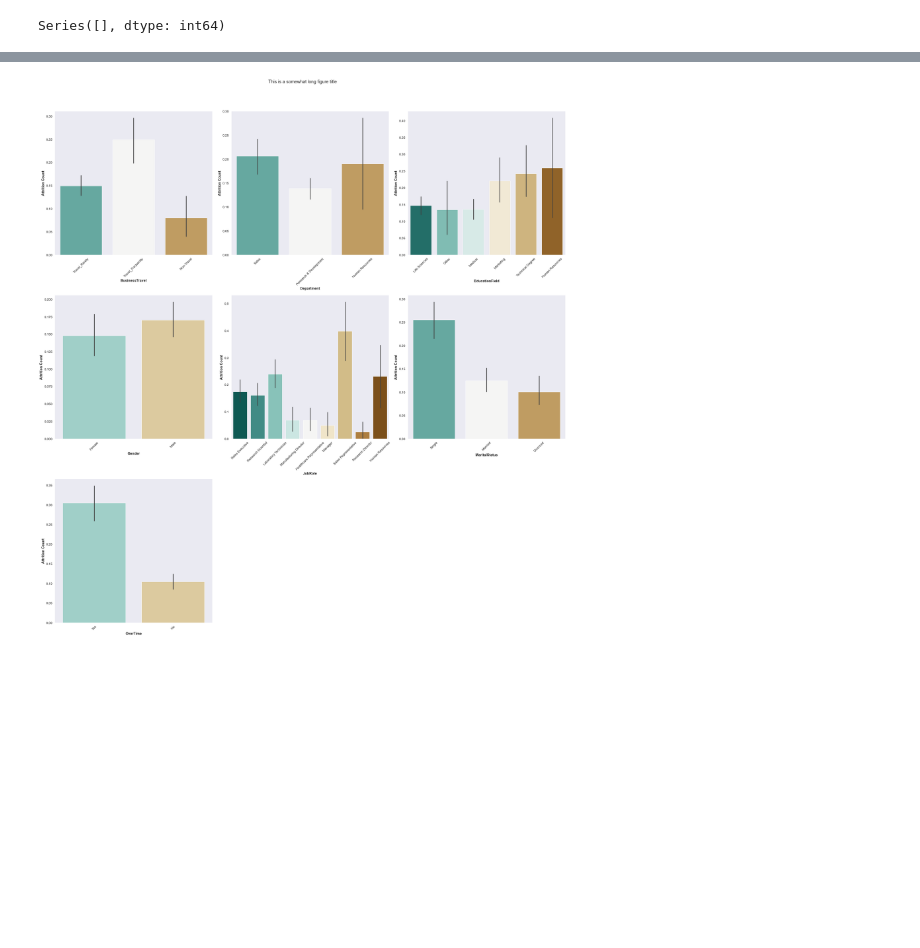
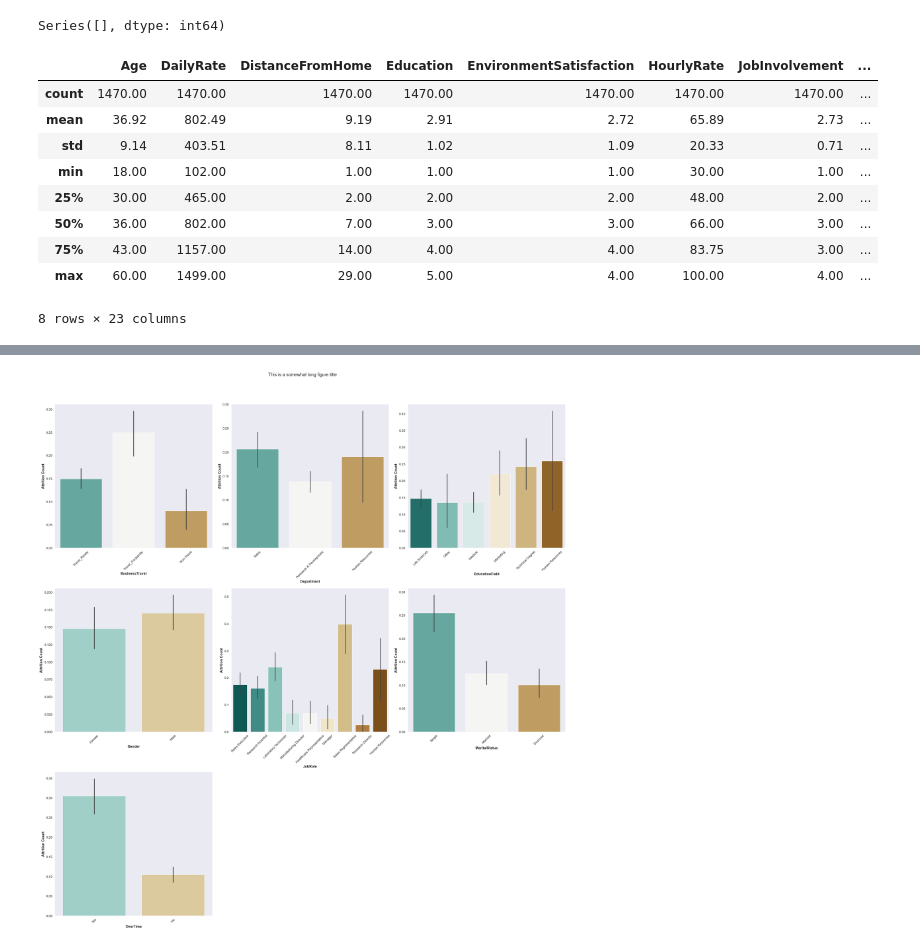
Before and after one commit to gonzalo71/TestGit, a Jupyter notebook: IBM_HR_Analytics_Employee.ipynb, the cells around one changed output, grey strips where cells are left out. Cells and saved outputs as stored; diff of their text form; code cells hidden in the pictures; blank space fills up the shorter version.

```diff
--- a/IBM_HR_Analytics_Employee.ipynb
+++ b/IBM_HR_Analytics_Employee.ipynb
@@ -32,4 +32,18 @@ Series([], dtype: int64)
 # %%
 # no nos sirven
 df.drop(['EmployeeCount', 'EmployeeNumber', 'Over18', 'StandardHours'], axis="columns", inplace=True)
+# %%
+#describe
+df.describe()
+# %% [output]
+|  | Age | DailyRate | DistanceFromHome | Education | EnvironmentSatisfaction | HourlyRate | JobInvolvement | ... |
+| count | 1470.00 | 1470.00 | 1470.00 | 1470.00 | 1470.00 | 1470.00 | 1470.00 | ... |
+| mean | 36.92 | 802.49 | 9.19 | 2.91 | 2.72 | 65.89 | 2.73 | ... |
+| std | 9.14 | 403.51 | 8.11 | 1.02 | 1.09 | 20.33 | 0.71 | ... |
+| min | 18.00 | 102.00 | 1.00 | 1.00 | 1.00 | 30.00 | 1.00 | ... |
+| 25% | 30.00 | 465.00 | 2.00 | 2.00 | 2.00 | 48.00 | 2.00 | ... |
+| 50% | 36.00 | 802.00 | 7.00 | 3.00 | 3.00 | 66.00 | 3.00 | ... |
+| 75% | 43.00 | 1157.00 | 14.00 | 4.00 | 4.00 | 83.75 | 3.00 | ... |
+| max | 60.00 | 1499.00 | 29.00 | 5.00 | 4.00 | 100.00 | 4.00 | ... |
+8 rows × 23 columns
 # %%
```
Also changed, not shown: parts of 9 cells of this notebook, 2 other files.
